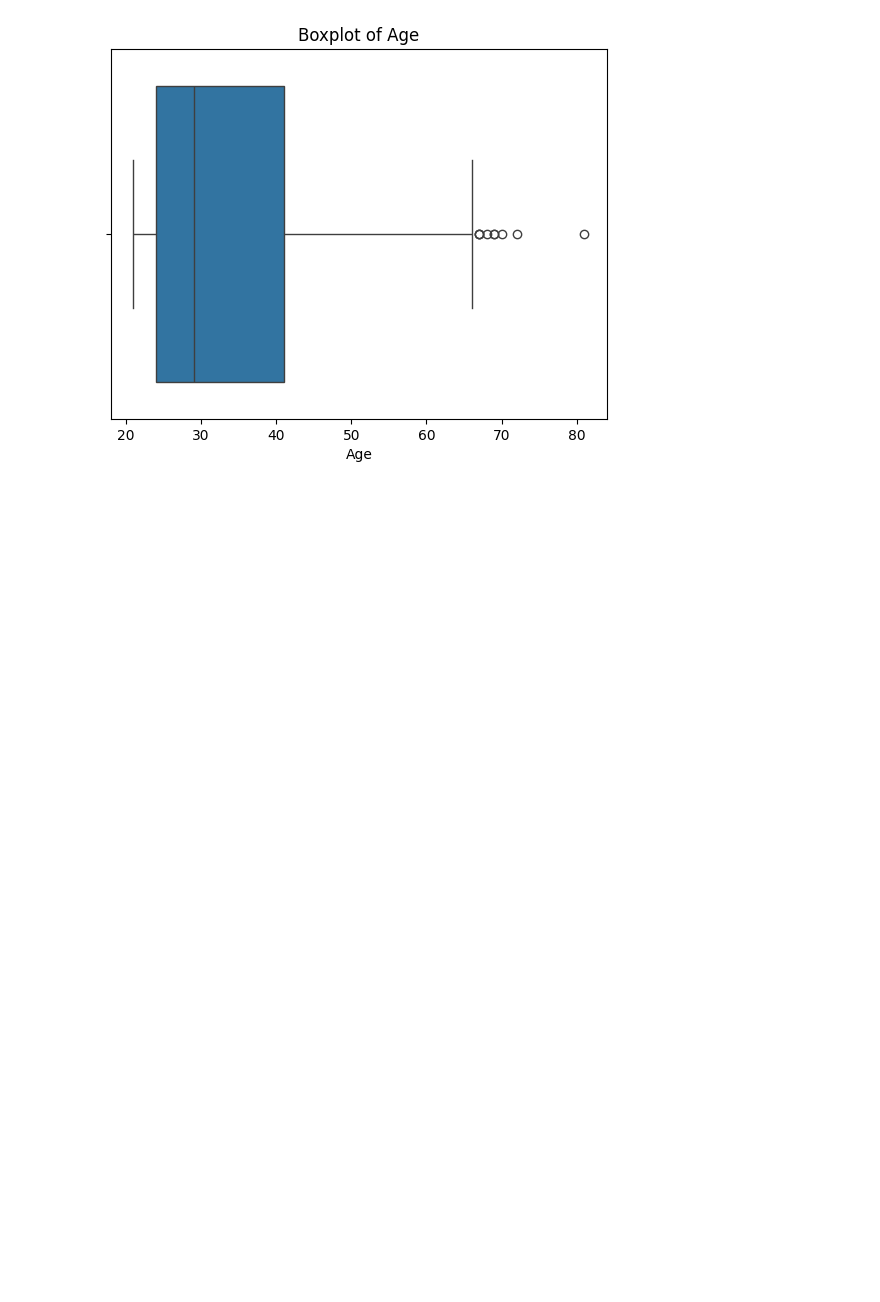
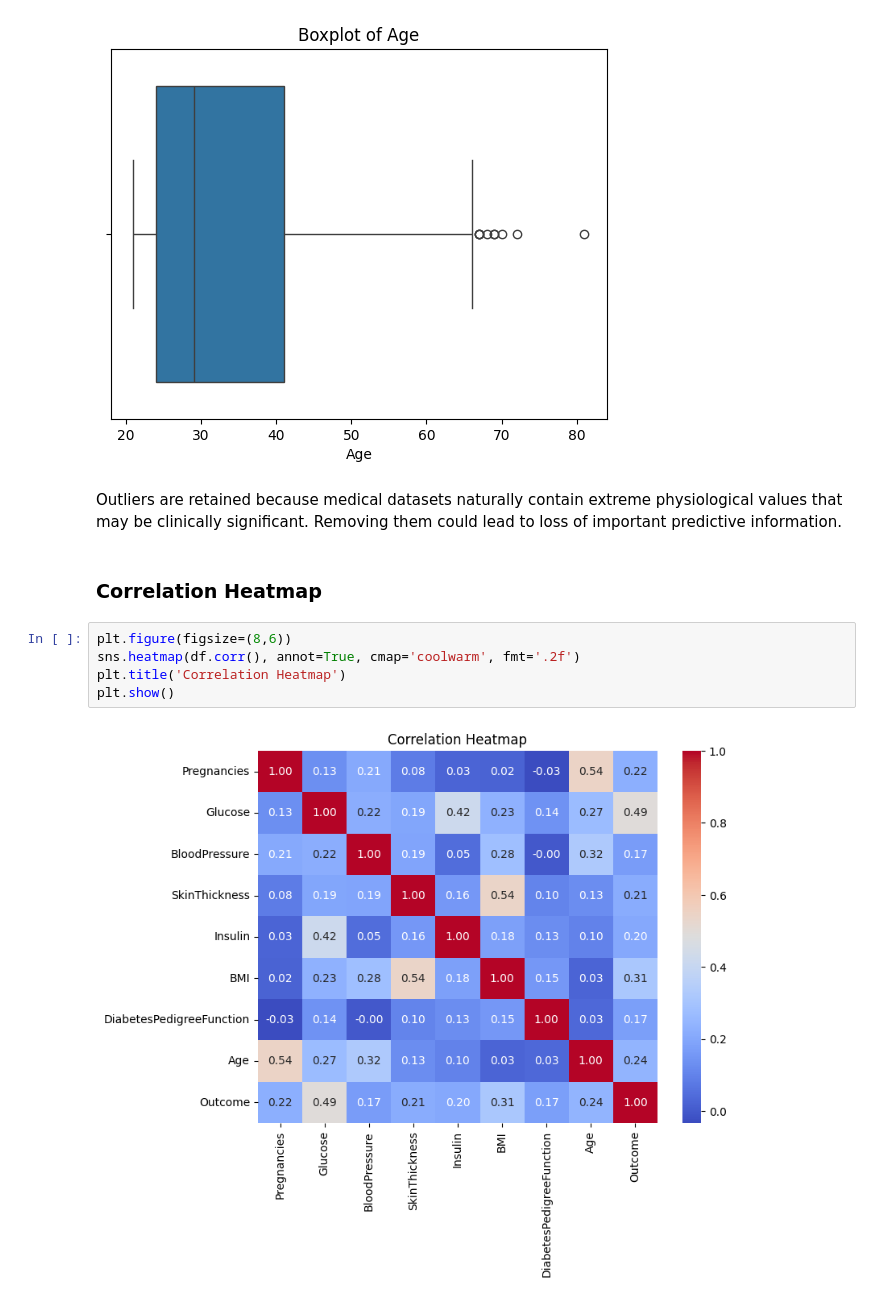
Before and after one commit to Agumekenneth/Machine-learning-, a Jupyter notebook: Exam project/exam.ipynb, the cells around one changed output. Drawn from its saved outputs; the diff is of its cells as text; blank space fills up the shorter version.

```diff
--- a/Exam project/exam.ipynb
+++ b/Exam project/exam.ipynb
@@ -156,3 +183,14 @@ for feature in features:
 [figure]
 [figure]
 [figure]
+# %% [markdown]
+Outliers are retained because medical datasets naturally contain extreme physiological values that may be clinically significant. Removing them could lead to loss of important predictive information.
+# %% [markdown]
+###  Correlation Heatmap
+# %%
+plt.figure(figsize=(8,6))
+sns.heatmap(df.corr(), annot=True, cmap='coolwarm', fmt='.2f')
+plt.title('Correlation Heatmap')
+plt.show()
+# %% [output]
+[figure, added]
```
Also changed, not shown: parts of 53 cells of this notebook.
